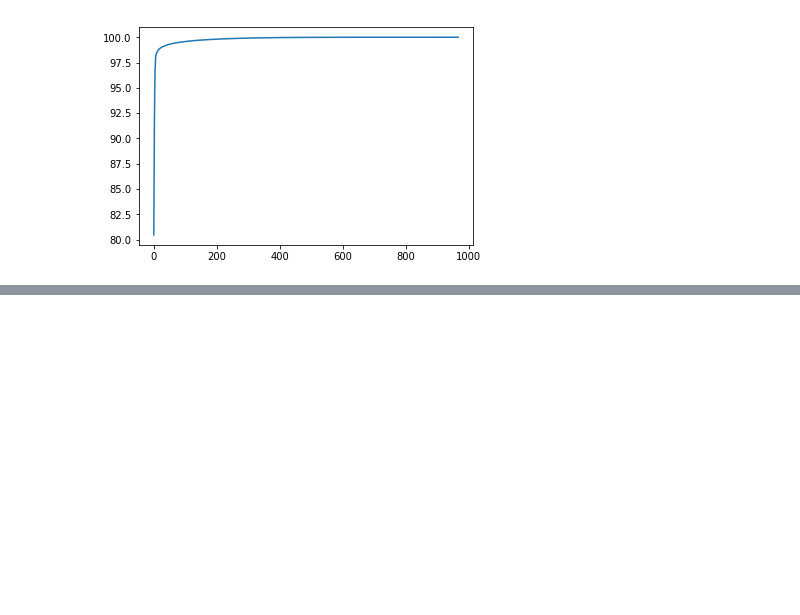
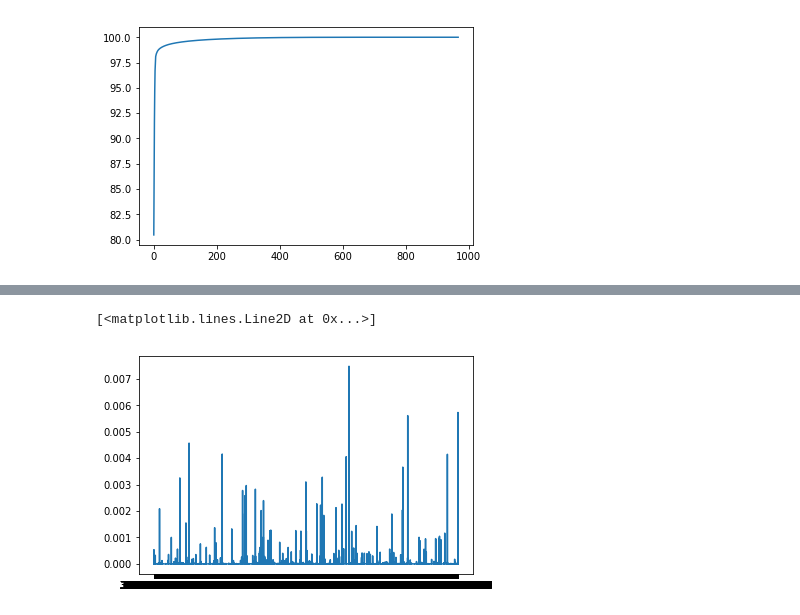
Before and after one commit to ofekp/tools, a Jupyter notebook: ml/presentation.ipynb, the cells around one changed output, grey strips where cells are left out. Saved outputs shown, nothing was run; the diff lists cells and outputs as text; code cells hidden in the pictures; blank space fills up the shorter version.

```diff
--- a/ml/presentation.ipynb
+++ b/ml/presentation.ipynb
@@ -503,0 +544,5 @@ cr dim [260042X1]
+# %%
+plt.plot(creatives_rank_diff.iloc[:100,0])
+# %% [output]
+[<matplotlib.lines.Line2D at 0x...>]
+[figure, added]
```
Also changed, not shown: parts of 9 cells of this notebook.
